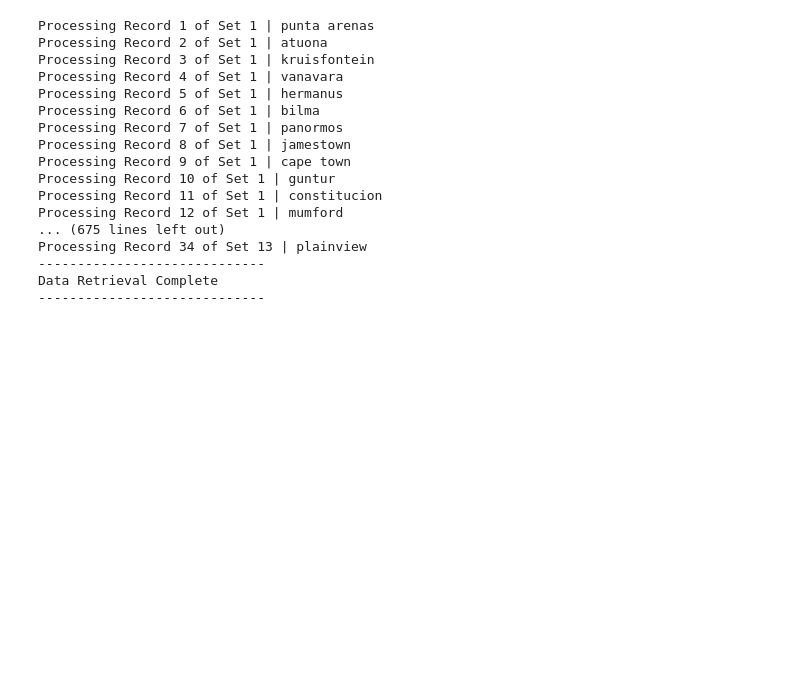
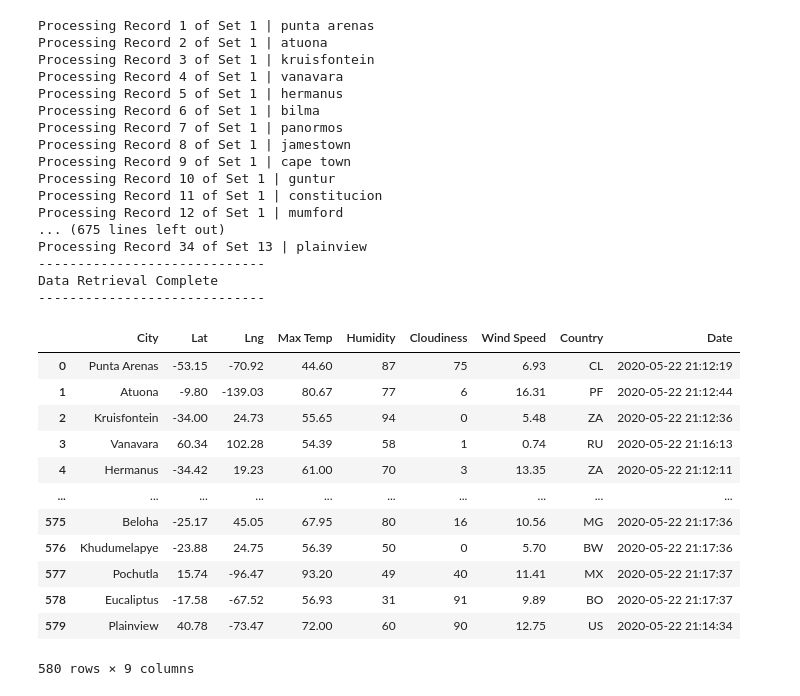
Before and after one commit to selkhayri/World_Weather_Analysis, a Jupyter notebook: study/WeatherPy.ipynb, the cells around one changed output. Drawn from its saved outputs; the diff is of its cells as text; code cells hidden in the pictures; blank space fills up the shorter version.

Commit message:
6.2 Retrieve, Collect, and Clean Weather Data

```diff
--- a/study/WeatherPy.ipynb
+++ b/study/WeatherPy.ipynb
@@ -129,3 +129,21 @@ Processing Record 34 of Set 13 | plainview
 -----------------------------
 Data Retrieval Complete
 -----------------------------
+# %%
+# Convert the array of dictionaries to a Pandas DataFrame.
+city_data_df = pd.DataFrame(city_data)
+city_data_df
+# %% [output]
+|  | City | Lat | Lng | Max Temp | Humidity | Cloudiness | Wind Speed | Country | Date |
+| 0 | Punta Arenas | -53.15 | -70.92 | 44.60 | 87 | 75 | 6.93 | CL | 2020-05-22 21:12:19 |
+| 1 | Atuona | -9.80 | -139.03 | 80.67 | 77 | 6 | 16.31 | PF | 2020-05-22 21:12:44 |
+| 2 | Kruisfontein | -34.00 | 24.73 | 55.65 | 94 | 0 | 5.48 | ZA | 2020-05-22 21:12:36 |
+| 3 | Vanavara | 60.34 | 102.28 | 54.39 | 58 | 1 | 0.74 | RU | 2020-05-22 21:16:13 |
+| 4 | Hermanus | -34.42 | 19.23 | 61.00 | 70 | 3 | 13.35 | ZA | 2020-05-22 21:12:11 |
+| ... | ... | ... | ... | ... | ... | ... | ... | ... | ... |
+| 575 | Beloha | -25.17 | 45.05 | 67.95 | 80 | 16 | 10.56 | MG | 2020-05-22 21:17:36 |
+| 576 | Khudumelapye | -23.88 | 24.75 | 56.39 | 50 | 0 | 5.70 | BW | 2020-05-22 21:17:36 |
+| 577 | Pochutla | 15.74 | -96.47 | 93.20 | 49 | 40 | 11.41 | MX | 2020-05-22 21:17:37 |
+| 578 | Eucaliptus | -17.58 | -67.52 | 56.93 | 31 | 91 | 9.89 | BO | 2020-05-22 21:17:37 |
+| 579 | Plainview | 40.78 | -73.47 | 72.00 | 60 | 90 | 12.75 | US | 2020-05-22 21:14:34 |
+580 rows × 9 columns
```
Also changed, not shown: parts of 2 cells of this notebook, 1 other file.
